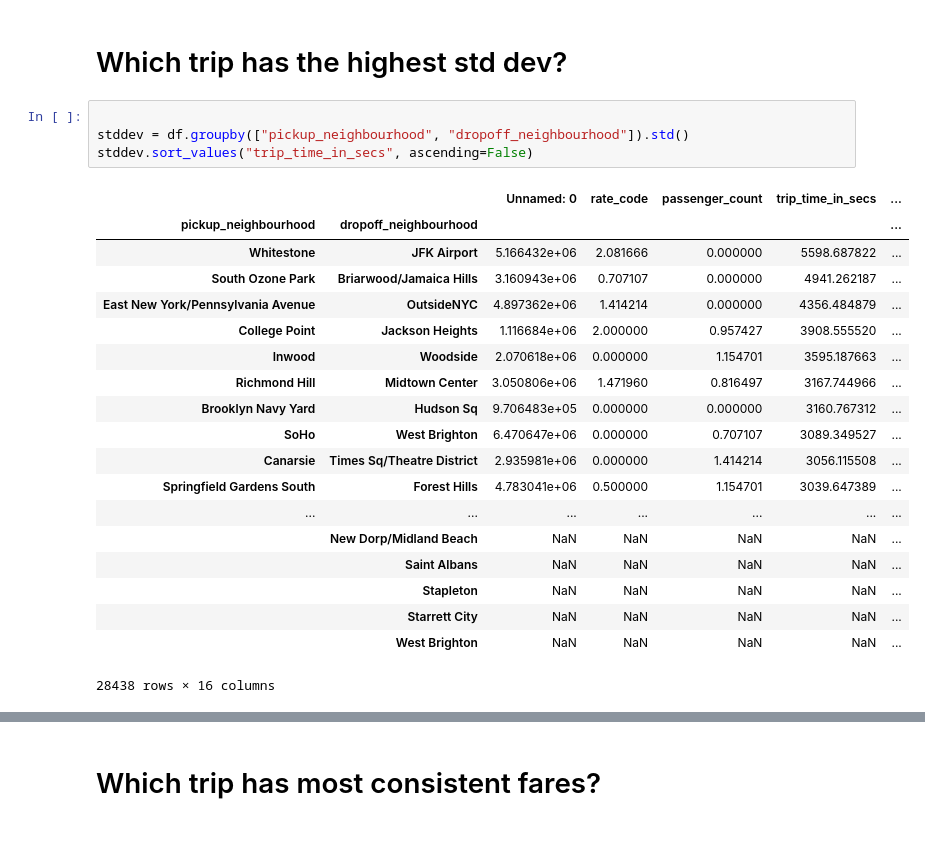
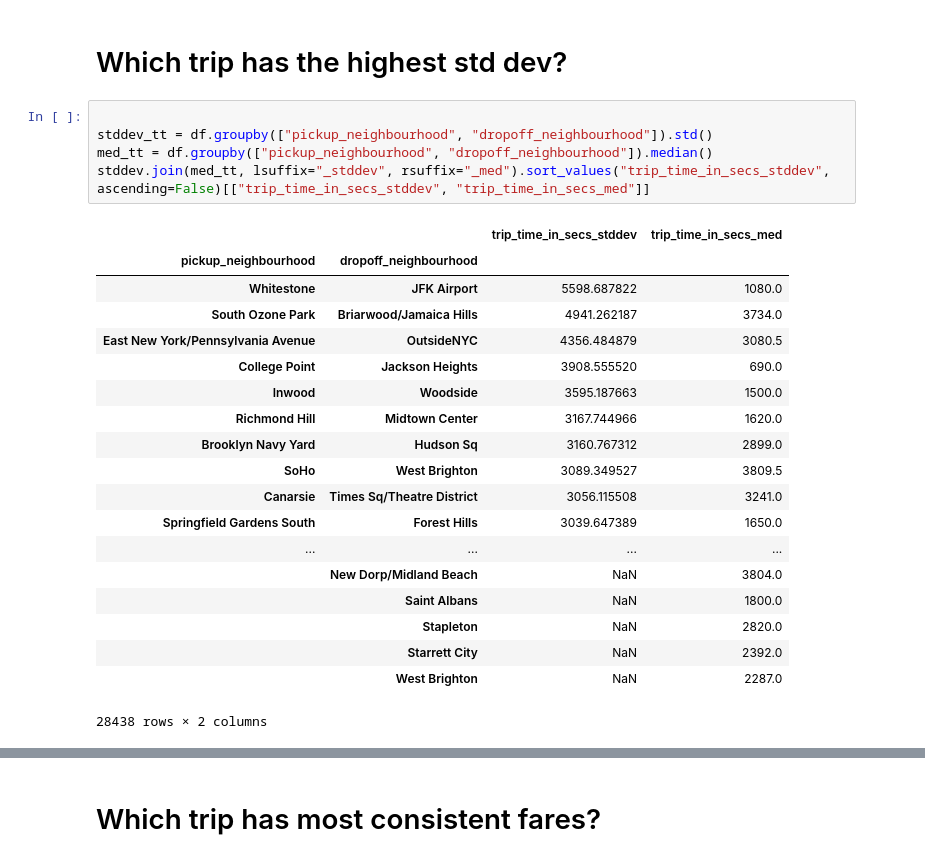
Before and after one commit to desultir/NYCTaxi, a Jupyter notebook: notebooks/describe data.ipynb, the cells around one changed output, grey strips where cells are left out. Cells and saved outputs as stored; diff of their text form.

```diff
--- a/notebooks/describe data.ipynb
+++ b/notebooks/describe data.ipynb
@@ -328,25 +418,26 @@ df.groupby("pickup_neighbourhood").count()
 # Which trip has the highest std dev?
 # %%
 
-stddev = df.groupby(["pickup_neighbourhood", "dropoff_neighbourhood"]).std()
-stddev.sort_values("trip_time_in_secs", ascending=False)
+stddev_tt = df.groupby(["pickup_neighbourhood", "dropoff_neighbourhood"]).std()
+med_tt = df.groupby(["pickup_neighbourhood", "dropoff_neighbourhood"]).median()
+stddev.join(med_tt, lsuffix="_stddev", rsuffix="_med").sort_values("trip_time_in_secs_stddev", ascending=False)[["trip_time_in_secs_stddev", "trip_time_in_secs_med"]]
 # %% [output]
-|  |  | Unnamed: 0 | rate_code | passenger_count | trip_time_in_secs | ... |
-| pickup_neighbourhood | dropoff_neighbourhood |  |  |  |  | ... |
-| Whitestone | JFK Airport | 5.166432e+06 | 2.081666 | 0.000000 | 5598.687822 | ... |
-| South Ozone Park | Briarwood/Jamaica Hills | 3.160943e+06 | 0.707107 | 0.000000 | 4941.262187 | ... |
-| East New York/Pennsylvania Avenue | OutsideNYC | 4.897362e+06 | 1.414214 | 0.000000 | 4356.484879 | ... |
-| College Point | Jackson Heights | 1.116684e+06 | 2.000000 | 0.957427 | 3908.555520 | ... |
-| Inwood | Woodside | 2.070618e+06 | 0.000000 | 1.154701 | 3595.187663 | ... |
-| Richmond Hill | Midtown Center | 3.050806e+06 | 1.471960 | 0.816497 | 3167.744966 | ... |
-| Brooklyn Navy Yard | Hudson Sq | 9.706483e+05 | 0.000000 | 0.000000 | 3160.767312 | ... |
-| SoHo | West Brighton | 6.470647e+06 | 0.000000 | 0.707107 | 3089.349527 | ... |
-| Canarsie | Times Sq/Theatre District | 2.935981e+06 | 0.000000 | 1.414214 | 3056.115508 | ... |
-| Springfield Gardens South | Forest Hills | 4.783041e+06 | 0.500000 | 1.154701 | 3039.647389 | ... |
-| ... | ... | ... | ... | ... | ... | ... |
-|  | New Dorp/Midland Beach | NaN | NaN | NaN | NaN | ... |
-|  | Saint Albans | NaN | NaN | NaN | NaN | ... |
-|  | Stapleton | NaN | NaN | NaN | NaN | ... |
-|  | Starrett City | NaN | NaN | NaN | NaN | ... |
-|  | West Brighton | NaN | NaN | NaN | NaN | ... |
+|  |  | trip_time_in_secs_stddev | trip_time_in_secs_med |
+| pickup_neighbourhood | dropoff_neighbourhood |  |  |
+| Whitestone | JFK Airport | 5598.687822 | 1080.0 |
+| South Ozone Park | Briarwood/Jamaica Hills | 4941.262187 | 3734.0 |
+| East New York/Pennsylvania Avenue | OutsideNYC | 4356.484879 | 3080.5 |
+| College Point | Jackson Heights | 3908.555520 | 690.0 |
+| Inwood | Woodside | 3595.187663 | 1500.0 |
+| Richmond Hill | Midtown Center | 3167.744966 | 1620.0 |
+| Brooklyn Navy Yard | Hudson Sq | 3160.767312 | 2899.0 |
+| SoHo | West Brighton | 3089.349527 | 3809.5 |
+| Canarsie | Times Sq/Theatre District | 3056.115508 | 3241.0 |
+| Springfield Gardens South | Forest Hills | 3039.647389 | 1650.0 |
+| ... | ... | ... | ... |
+|  | New Dorp/Midland Beach | NaN | 3804.0 |
+|  | Saint Albans | NaN | 1800.0 |
+|  | Stapleton | NaN | 2820.0 |
+|  | Starrett City | NaN | 2392.0 |
+|  | West Brighton | NaN | 2287.0 |
-28438 rows × 16 columns
+28438 rows × 2 columns
```
Also changed, not shown: parts of 27 cells of this notebook, 5 other files.
